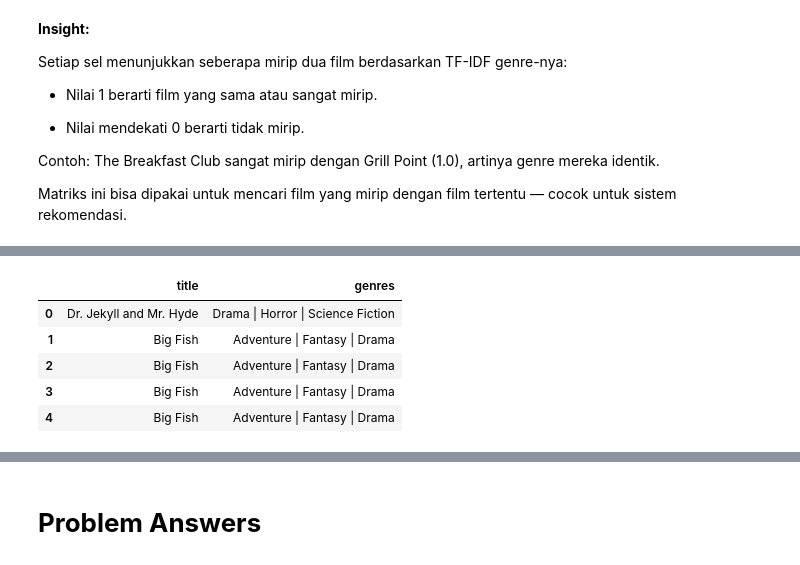
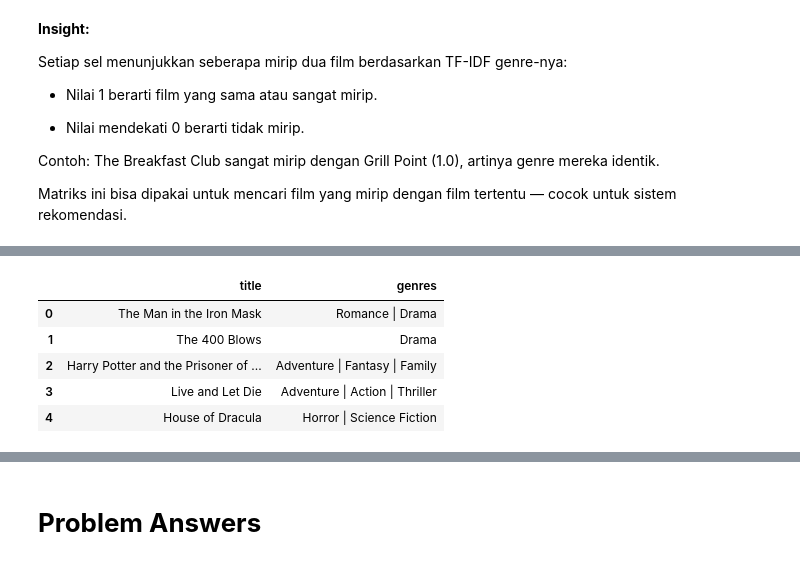
Before and after one commit to dwsafperri/movies_recommendation_system, a Jupyter notebook: recommendation_system.ipynb, the cells around one changed output, grey strips where cells are left out. Saved outputs shown, nothing was run; the diff lists cells and outputs as text; code cells hidden in the pictures.

```diff
--- a/recommendation_system.ipynb
+++ b/recommendation_system.ipynb
@@ -799,0 +774,21 @@ def movie_recommendations(title, similarity=cosine_sim_df, items=movie_merged[['
+# %%
+def movie_recommendations(title, similarity=cosine_sim_df, items=movie_merged[['title', 'genres']], k=5):
+    """
+    Rekomendasi Movie berdasarkan kemiripan dataframe
+    """
+    if title not in similarity.columns:
+        raise ValueError(f"Title '{title}' tidak ditemukan di similarity matrix.")
+
+    # Pastikan jumlah rekomendasi tidak melebihi jumlah film yang tersedia
+    k = min(k, similarity.shape[0] - 1)
+
+    # Ambil index dari film yang paling mirip
+    index = similarity.loc[:, title].to_numpy().argpartition(range(-1, -k-1, -1)).flatten()
+    most_similar = similarity.columns[index[-1:-(k+2):-1]]
+    most_similar = most_similar.drop(title, errors='ignore')
+
+    return (
+        pd.DataFrame(most_similar, columns=['title'])
+        .merge(items.drop_duplicates('title'), on='title')
+        .head(k)
+    )
@@ -808,9 +802,9 @@ movie_merged[movie_merged.title.eq('Oliver Twist')]
-# %%
-movie_recommendations('Oliver Twist')
-# %% [output]
-|  | title | genres |
-| 0 | Dr. Jekyll and Mr. Hyde | Drama | Horror | Science Fiction |
-| 1 | Big Fish | Adventure | Fantasy | Drama |
-| 2 | Big Fish | Adventure | Fantasy | Drama |
-| 3 | Big Fish | Adventure | Fantasy | Drama |
-| 4 | Big Fish | Adventure | Fantasy | Drama |
+# %%
+movie_recommendations('Man\'s Favorite Sport?')
+# %% [output]
+|  | title | genres |
+| 0 | The Man in the Iron Mask | Romance | Drama |
+| 1 | The 400 Blows | Drama |
+| 2 | Harry Potter and the Prisoner of ... | Adventure | Fantasy | Family |
+| 3 | Live and Let Die | Adventure | Action | Thriller |
+| 4 | House of Dracula | Horror | Science Fiction |
```
Also changed, not shown: parts of 11 cells of this notebook, 7 other files.
